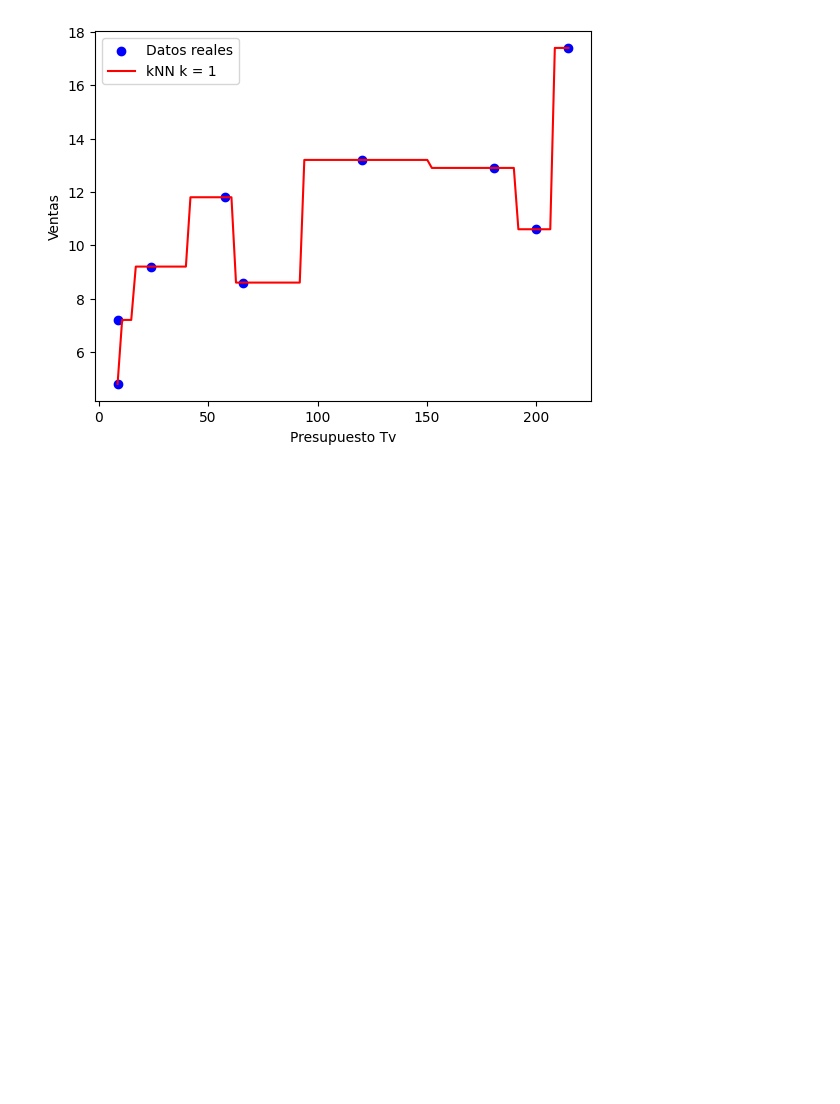
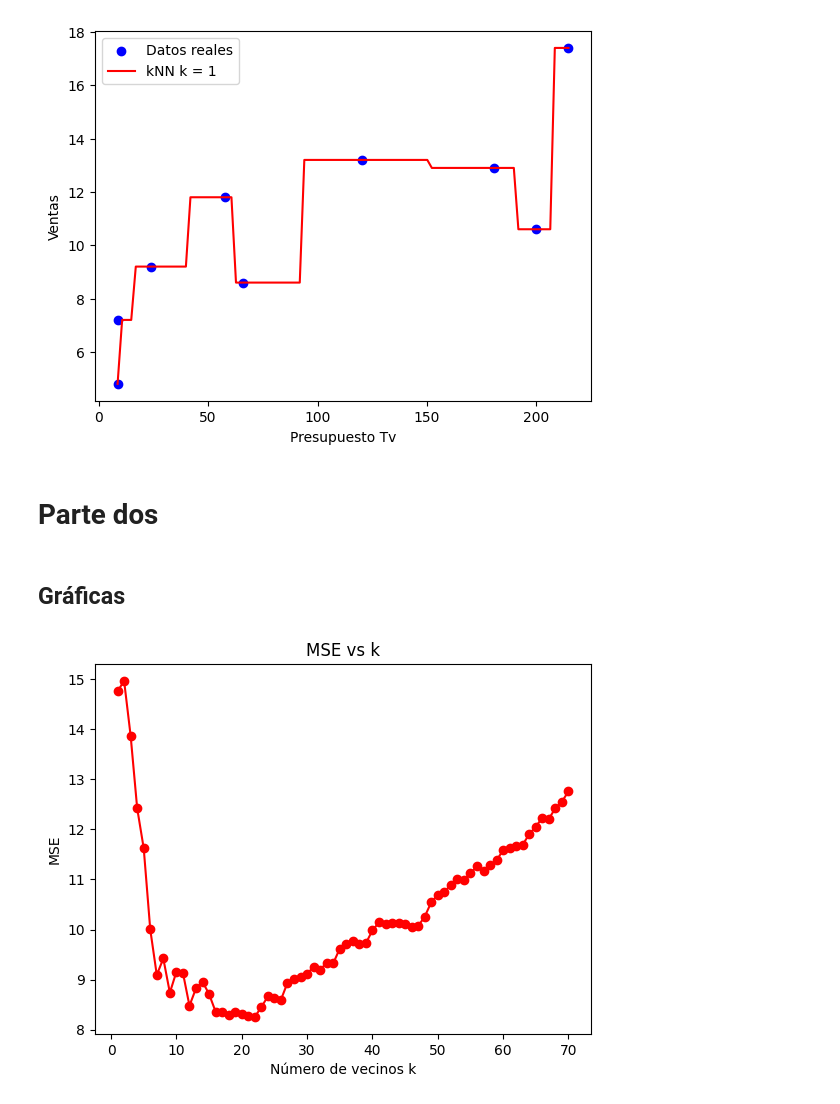
Before and after one commit to jcar2905/Curso_Ciencia_De_Datos, a Jupyter notebook: Unidad _uno/Actividad_dos.ipynb, the cells around one changed output. Saved outputs shown, nothing was run; the diff lists cells and outputs as text; code cells hidden in the pictures; blank space fills up the shorter version.

Commit message:
Realicé la segunda parte de la segunda actividad de la unidad uno

```diff
--- a/Unidad _uno/Actividad_dos.ipynb
+++ b/Unidad _uno/Actividad_dos.ipynb
@@ -104,3 +105,36 @@ plt.legend()
 plt.show()
 # %% [output]
 [figure]
+# %% [markdown]
+# Parte dos
+# %%
+# Definimos la lista de k's de 1 a 70
+k_list = range(1, 71)
+
+# Guardamos las variables independiente y dependiente
+X = datos[['TV']].values # Extraemos los valores de la calumna 'Tv' del nuevo DataFrame
+y = datos[['Sales']].values # Extraemos los valores de la calumna 'Sales' del nuevo DataFrame
+
+# Dividimos los datos con 30% datos para el test y 70% para la prueba, random_state fija la semilla para reproducirlo de nuevo
+X_train, X_test, y_train, y_test = train_test_split(X, y, test_size = 0.3, random_state = 0)
+
+mse_list = [] # Para almacenar errores
+
+# Evaluamos kNN para cada valor de k en k_list y calculamos error
+for k in k_list:
+    knn = KNeighborsRegressor(n_neighbors = k) # Modelo para k vecinos
+    knn.fit(X_train, y_train) # Ajustamos el modelo con los datos de prueba
+    y_pred = knn.predict(X_test) # Predecimos la variable dependiente con los datos de prueba
+    mse = mean_squared_error(y_test, y_pred) # calculamos el error cuadratico medio
+    mse_list.append(mse) # se guarda el error para este k
+# %% [markdown]
+## Gráficas
+# %%
+# Se grafica MSE vs cada k
+plt.plot(k_list, mse_list, marker = "o", color = "red")
+plt.xlabel("Número de vecinos k")
+plt.ylabel("MSE")
+plt.title("MSE vs k")
+plt.show()
+# %% [output]
+[figure, added]
```
Also changed, not shown: parts of 2 cells of this notebook.
